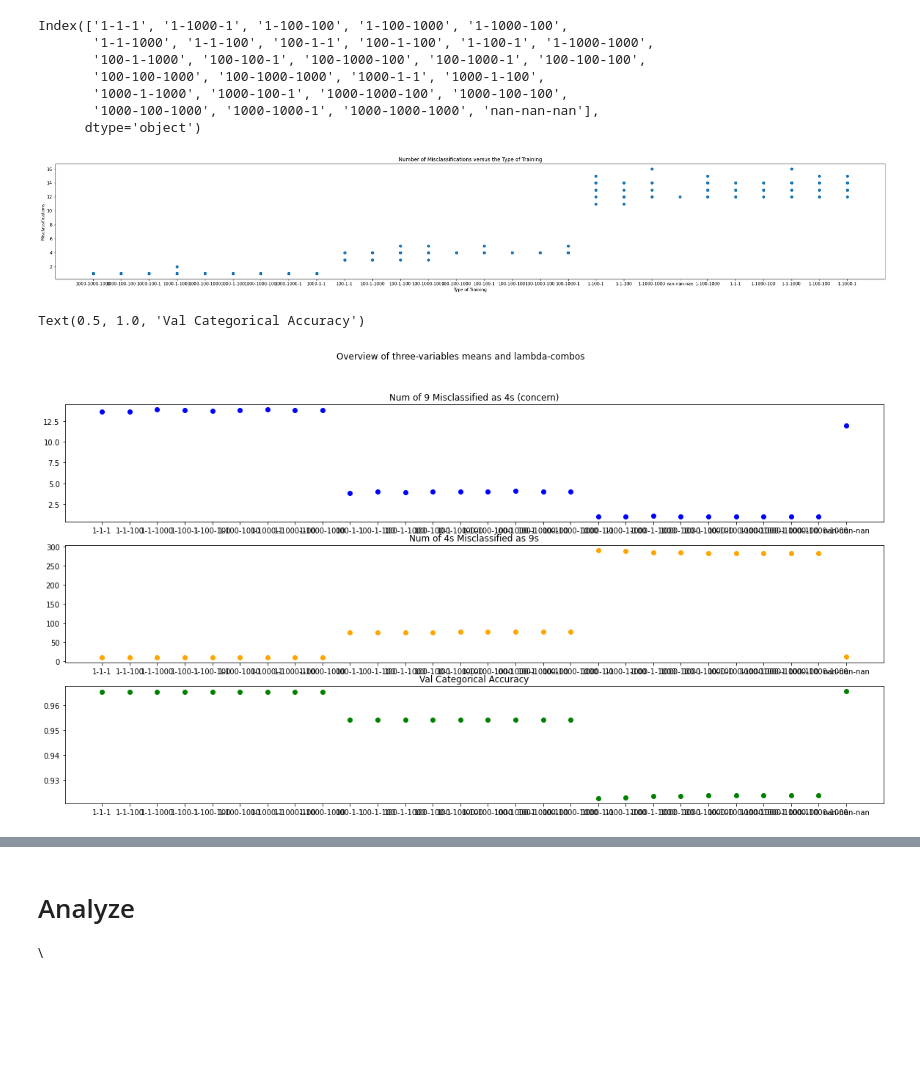
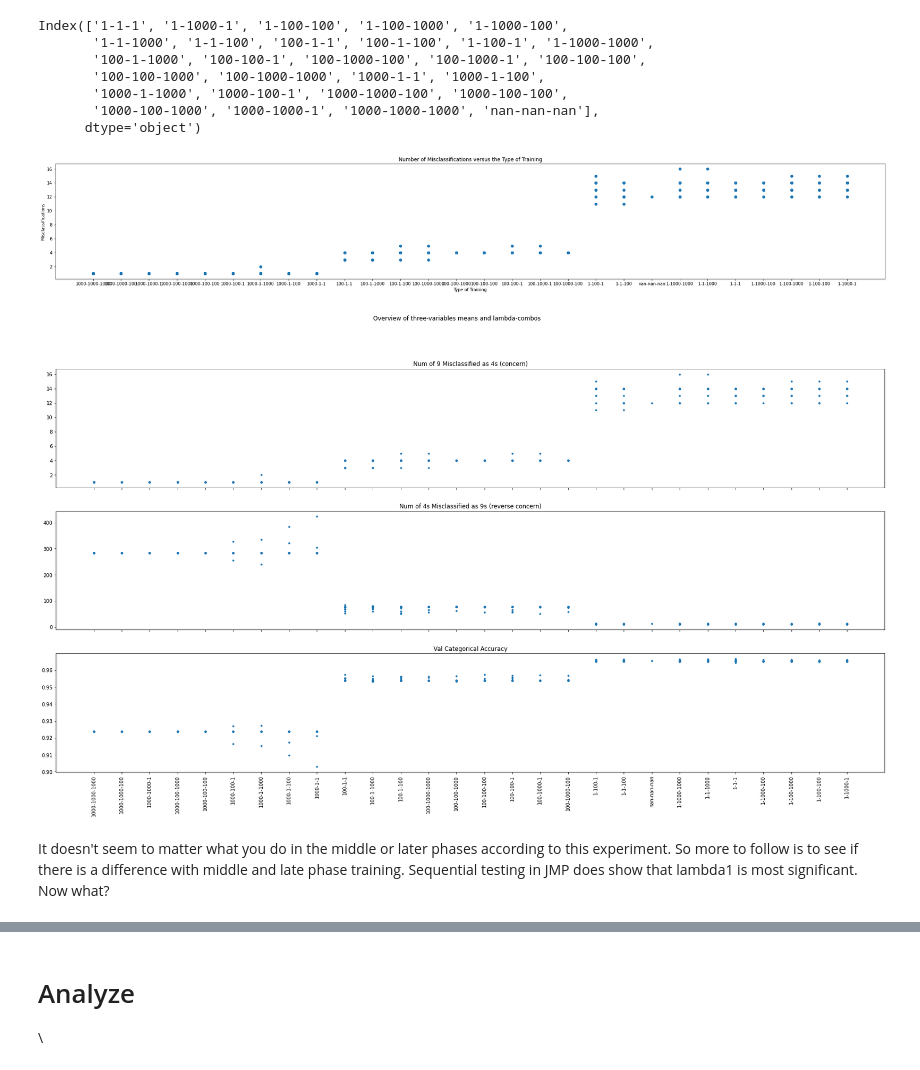
Before and after one commit to RachelRamirez/misclassification_matrix, a Jupyter notebook: Load_and_Analyze_Results_of_pkl_files.ipynb, the cells around one changed output, grey strips where cells are left out. Saved outputs shown, nothing was run; the diff lists cells and outputs as text; code cells hidden in the pictures; blank space fills up the shorter version.

```diff
--- a/Load_and_Analyze_Results_of_pkl_files.ipynb
+++ b/Load_and_Analyze_Results_of_pkl_files.ipynb
@@ -208,4 +204,11 @@ for row in range(0,len(data_transpose)):
 
 # from google.colab import files
 # files.download('data.csv')
+
+# data.drop_duplicates(subset=['3ConfusionMatrices'][0]) #fails TypeError 'unhashable type: numpy.ndarray'
+# https://stackoverflow.com/questions/43855462/pandas-drop-duplicates-method-not-working-on-dataframe-containing-lists
+
+data = data.drop(columns=['filename', '3ConfusionMatrices', 'First', 'Second', 'Third'])
+
+data.loc[data.astype(str).drop_duplicates().index]
 # %% [output]
@@ -219,6 +221,6 @@ data['3ConfusionMatrices'][0]
 # %%
 data_to_save = pd.DataFrame()
-data_to_save = data[['lambda1',	'lambda2',	'lambda3',	'epochs1',	'epochs2',	'epochs3',	'es1',	'es2',	'es3', '9T_4P_last_value',	'4T_9P_last_value', 'val_categorical_accuracy_last_value', '3ConfusionMatrices', 'filename'	]].copy()
+data_to_save = data[['lambda1',	'lambda2',	'lambda3',	'epochs1',	'epochs2',	'epochs3',	'es1',	'es2',	'es3', '9T_4P_last_value',	'4T_9P_last_value', 'val_categorical_accuracy_last_value']].copy()
 
 for row in range(len(data_to_save)):
   # print(row)
@@ -227,10 +229,7 @@ for row in range(len(data_to_save)):
   except ValueError:
     data_to_save.loc[row, 'lambdacombo'] = str((data_to_save.loc[row, 'lambda1'])) +"-"+ str((data_to_save.loc[row, 'lambda2'])) +"-"+ str((data_to_save.loc[row, 'lambda3']))
 
-                                          # .reset_index(drop=True)) + str(data_to_save['lambda2'].reset_index(drop=True))  + str(data_to_save['lambda3'].reset_index(drop=True))
-
-
-
+data_to_save['lambdacombo'].value_counts()
 data_csv = data_to_save.to_csv("data.csv")
 
 from google.colab import files
@@ -275,49 +289,41 @@ plt.title('Number of Misclassifications versus the Type of Training')
 
 # function to show the plot
 plt.show()
-
-#############################
-# fig = plt.figure(figsize =(10, 7))
-# boxplot_data = []
-# boxplot_x = []
-
-# for unique_name in (data_to_save.lambdacombo.value_counts().index):
-#   # print(unique_name)
-#   boxplot_data.append(data_to_save[data_to_save.lambdacombo==unique_name]['9T_4P_last_value'])
-#   boxplot_x.append(unique_name)
-
-
-# # # Creating plot
-# plt.xlabel(boxplot_x)
-# plt.boxplot(boxplot_data)
-# plt.show()
 # %% [output]
-[figure, old version]
+[figure, new version]
 # %%
 # data_to_save.groupby('lambdacombo')['9T_4P_last_value','val_categorical_accuracy_last_value'].describe()
 data_combo_summary = data_to_save.groupby('lambdacombo')['9T_4P_last_value','val_categorical_accuracy_last_value', '4T_9P_last_value'].mean()
-
-
-# data_combo_summary.sort_values('9T_4P_last_value', inplace=True)
+data_combo_summary.sort_values('9T_4P_last_value', inplace=True)
 
 # # x axis values
 x = data_combo_summary.index
+
 # corresponding y axis values
 y1 = data_combo_summary['9T_4P_last_value']
 y2 = data_combo_summary['4T_9P_last_value']
 y3 = data_combo_summary['val_categorical_accuracy_last_value']
 
-fig, (ax1, ax2, ax3) = plt.subplots(3, figsize=(20,10))
+fig, (ax1, ax2, ax3) = plt.subplots(3, figsize=(30,15), sharex=True)
 fig.suptitle('Overview of three-variables means and lambda-combos')
+plt.xticks(rotation=90)
 
-ax1.scatter(x, y1, c = "b")
+# ax1.scatter(x, y1, c = "b", marker='^')
+ax1.scatter(data_to_save['lambdacombo'], data_to_save['9T_4P_last_value'], marker='.')
 ax1.set_title('Num of 9 Misclassified as 4s (concern)')
 
-ax2.scatter(x, y2, c="orange")
-ax2.set_title('Num of 4s Misclassified as 9s')
+# ax2.scatter(x, y2, c="orange")
+ax2.set_title('Num of 4s Misclassified as 9s (reverse concern)')
+ax2.scatter(data_to_save['lambdacombo'], data_to_save['4T_9P_last_value'], marker='.')
 
-ax3.scatter(x, y3, c='green')
+# ax3.scatter(x, y3, c='green')
+ax3.scatter(data_to_save['lambdacombo'], data_to_save['val_categorical_accuracy_last_value'], marker='.')
 ax3.set_title('Val Categorical Accuracy')
+
+ax1.tick_params(axis='x', labelrotation=90)
+ax2.tick_params(axis='x', labelrotation=90)
+ax3.tick_params(axis='x', labelrotation=90)
 # %% [output]
-Text(0.5, 1.0, 'Val Categorical Accuracy')
-[figure, old version]
+[figure, new version]
+# %% [markdown]
+It doesn't seem to matter what you do in the middle or later phases according to this experiment.   So more to follow is to see if there is a difference with middle and late phase training.  Sequential testing in JMP does show that lambda1 is most significant.  Now what?
```
Also changed, not shown: parts of 7 cells of this notebook.
